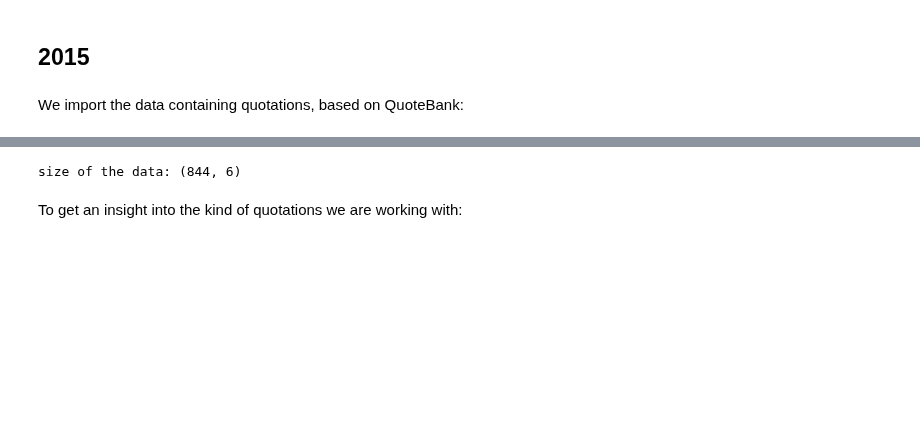
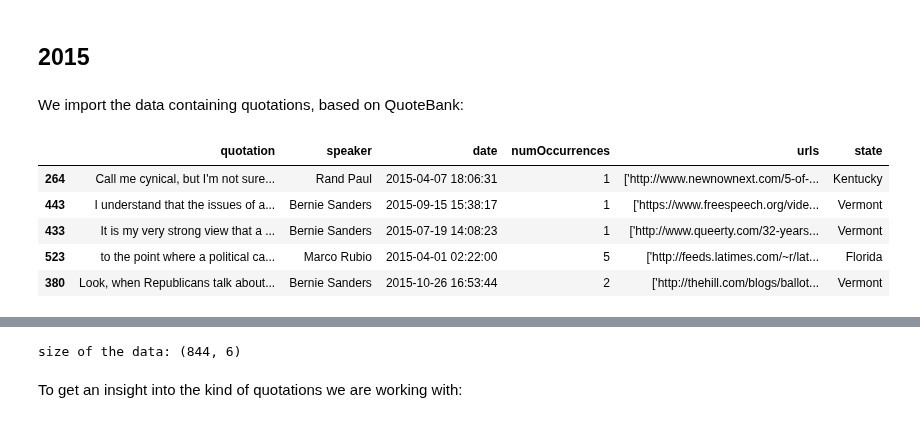
Before and after one commit to epfl-ada/ada-2021-project-ada_group_project, a Jupyter notebook: basic_exploration.ipynb, the cells around one changed output, grey strips where cells are left out. Drawn from its saved outputs; the diff is of its cells as text; code cells hidden in the pictures; blank space fills up the shorter version.

```diff
--- a/basic_exploration.ipynb
+++ b/basic_exploration.ipynb
@@ -75,12 +64,22 @@ We import the data containing quotations, based on QuoteBank:
 # %%
 # Merge quote data with speaker state data
 dataframe15=pd.read_csv("data/df15.csv")
 merged = pd.merge(dataframe15, politicians, on='speaker', how='inner').drop(columns=['state_y', 'Unnamed: 0'])
-merged
+
 #drop useless columns:
 merged=merged.drop(['quoteID', 'qids', 'probas', 'phase'], axis=1)
 merged=merged.rename(columns={"state_x": "state"})
+
+merged2015=pd.DataFrame(merged.groupby("state")['numOccurrences'].sum())
+
 merged.sample(5)
 
-#store the dataframe to use it in another file (function)
-merged.to_csv(path_or_buf="data/merged2015.csv", sep=';', index=True)
+#store the dataframe to use it in another file
+#merged.to_csv(path_or_buf="data/merged2015.csv", sep=';', index=True)
+# %% [output]
+|  | quotation | speaker | date | numOccurrences | urls | state |
+| 264 | Call me cynical, but I'm not sure... | Rand Paul | 2015-04-07 18:06:31 | 1 | ['http://www.newnownext.com/5-of-... | Kentucky |
+| 443 | I understand that the issues of a... | Bernie Sanders | 2015-09-15 15:38:17 | 1 | ['https://www.freespeech.org/vide... | Vermont |
+| 433 | It is my very strong view that a ... | Bernie Sanders | 2015-07-19 14:08:23 | 1 | ['http://www.queerty.com/32-years... | Vermont |
+| 523 | to the point where a political ca... | Marco Rubio | 2015-04-01 02:22:00 | 5 | ['http://feeds.latimes.com/~r/lat... | Florida |
+| 380 | Look, when Republicans talk about... | Bernie Sanders | 2015-10-26 16:53:44 | 2 | ['http://thehill.com/blogs/ballot... | Vermont |
```
Also changed, not shown: parts of 12 cells of this notebook.
